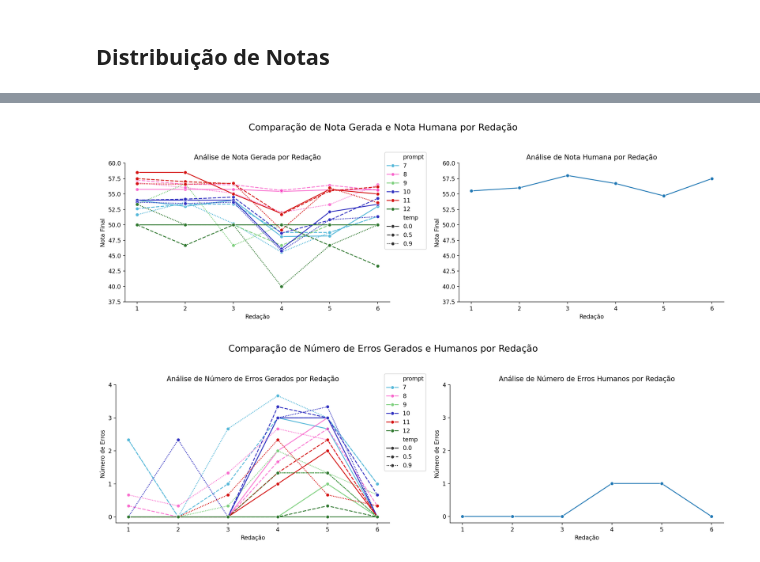
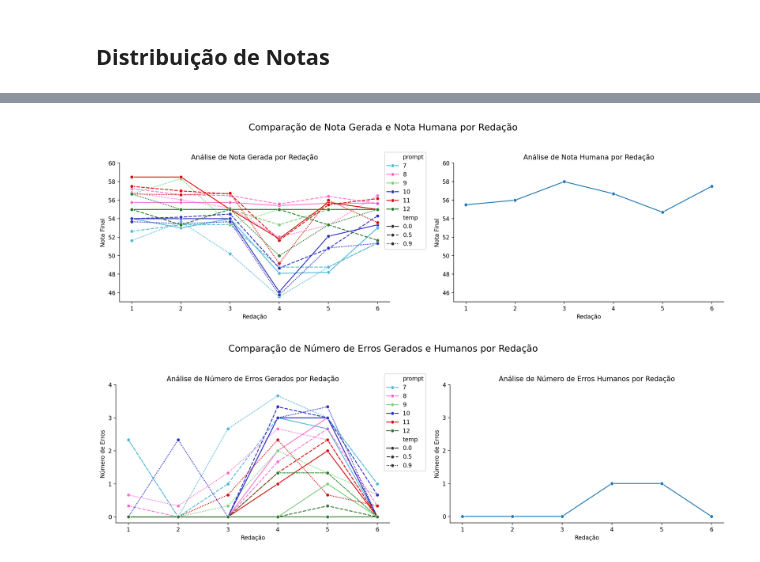
Before and after one commit to MeLLL-UFF/diplomatrixbr-eval, a Jupyter notebook: notebooks/analysis_sabia_3runs.ipynb, the cells around one changed output, grey strips where cells are left out. Saved outputs shown, nothing was run; the diff lists cells and outputs as text; code cells hidden in the pictures.

```diff
--- a/notebooks/analysis_sabia_3runs.ipynb
+++ b/notebooks/analysis_sabia_3runs.ipynb
@@ -21,7 +21,8 @@ import yaml
 filepath = "/Users/gccasini/GitHub/diplomatrixbr-eval/prompt_testing/sheets/sabia_p7-12.csv"
 
 df_eval = get_mean(filepath)
-df_eval["nota_final"] = df_eval["nota_final"].fillna(df_eval["faixa"])
+df_eval["nota_final"] = df_eval["nota_final"].fillna(df_eval["faixa_numerica"])
+df_eval.drop(columns=["faixa_numerica"], inplace=True)
 df_eval.drop(columns=["faixa"], inplace=True)
 
 df_eval[:24]
@@ -187,36 +188,36 @@ sns.lineplot(
     x="redacao",
     y="nota_final",
     hue="prompt",
     style="temp",
     marker="o",
     palette=["#54B8D9", "#F83BBFB1", "#7ED07E", "#3030C0", "#D41111", "#2E772E"],
     ax=axes[0]
 )
 axes[0].set_title("Análise de Nota Gerada por Redação")
 axes[0].set_xlabel("Redação")
 axes[0].set_ylabel("Nota Final")
-axes[0].set_ylim(37.5, 60)
+axes[0].set_ylim(45, 60)
 axes[0].legend(bbox_to_anchor=(0.97, 1.1), loc="upper left")
 axes[0].spines[['top', 'right']].set_visible(False)
 
 sns.lineplot(
     data=df_merged,
     x="redacao",
     y="nota_humana",
     marker="o",
     ax=axes[1]
 )
 axes[1].set_title("Análise de Nota Humana por Redação")
 axes[1].set_xlabel("Redação")
 axes[1].set_ylabel("Nota Final")
-axes[1].set_ylim(37.5, 60)
+axes[1].set_ylim(45, 60)
 axes[1].spines[['top', 'right']].set_visible(False)
 
 plt.suptitle("Comparação de Nota Gerada e Nota Humana por Redação", fontsize=16)
 plt.tight_layout(rect=[0, 0, 1.1, 0.95])
 plt.show()
 # %% [output]
-[figure, old version]
+[figure, new version]
 # %%
 fig, axes = plt.subplots(1, 2, figsize=(14, 5))
 
```
Also changed, not shown: parts of 3 cells of this notebook, 1 other file.
